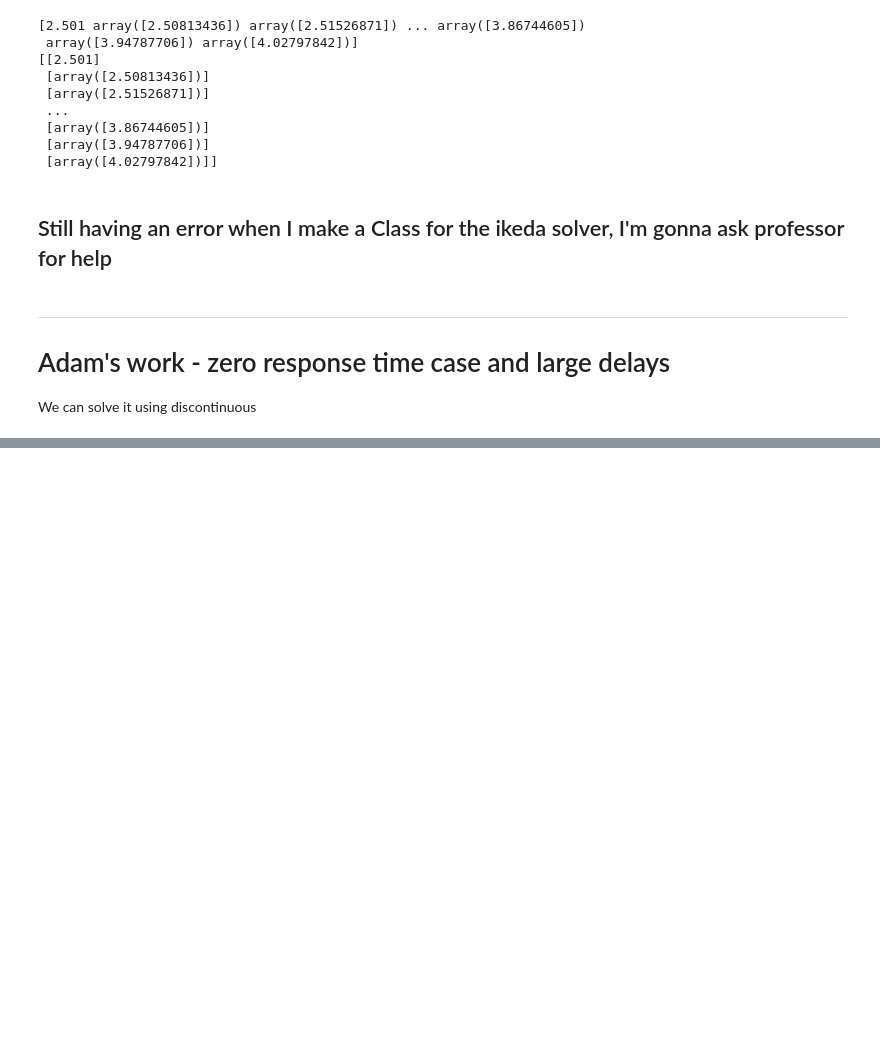
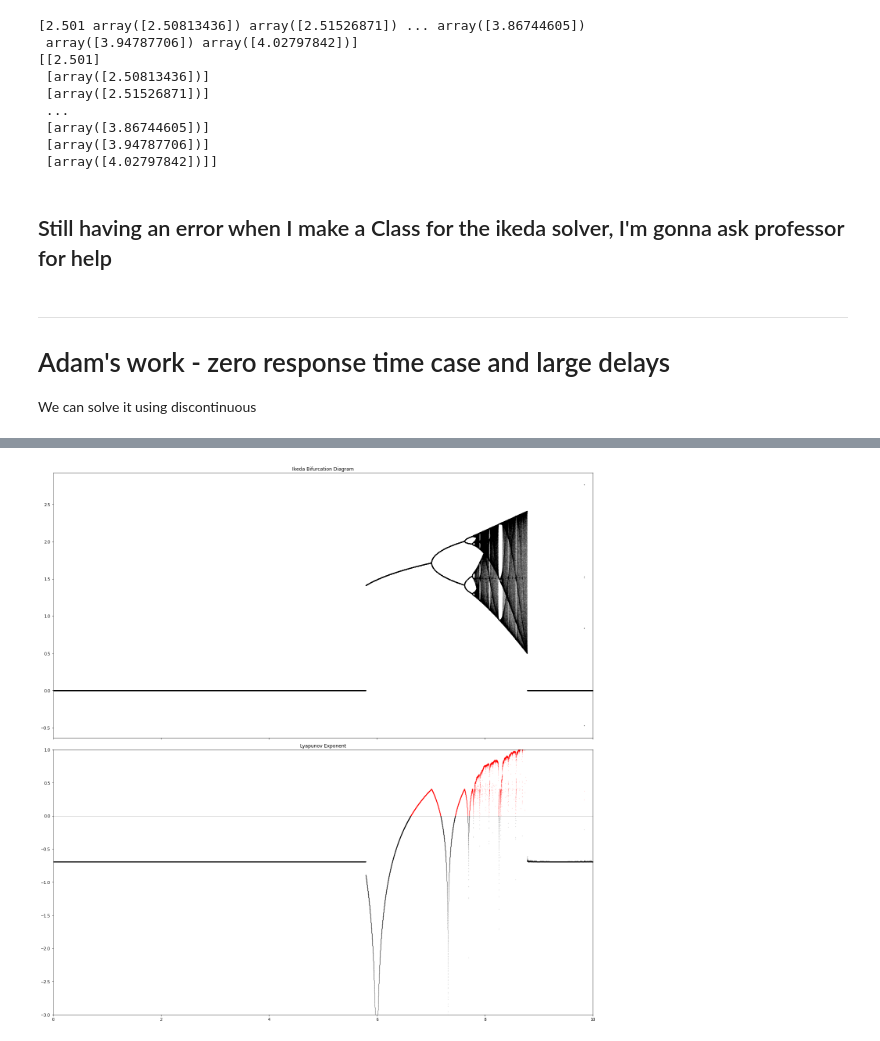
Before and after one commit to ihkim94/Ikeda, a Jupyter notebook: Ikeda_map.ipynb, the cells around one changed output, grey strips where cells are left out. Saved outputs shown, nothing was run; the diff lists cells and outputs as text; code cells hidden in the pictures; blank space fills up the shorter version.

```diff
--- a/Ikeda_map.ipynb
+++ b/Ikeda_map.ipynb
@@ -299,8 +313,0 @@ def cobweb_plot(b,tau,y0,n,ax=None):
-# %%
-y = np.linspace(-4,4,100)
-plt.figure(figsize=(16, 8), dpi=80)
-ax = plt.subplot(1,1,1)
-ax.plot(y, ikeda(4,2,y), 'k')
-plt.title('Ikeda function with b = 4 and tau = 2')
-plt.xlabel('y')
-plt.ylabel('f(y)')
@@ -307,3 +319,28 @@ plt.ylabel('f(y)')
+# %%
+import numpy as np
+import scipy
+import matplotlib.pyplot as plt
+
+def ikeda(b, tau, y):
+    return b/tau * ((np.sin(y))**2) - y/tau
+
+
+def cobweb_plot(b,tau,y0,n,ax=None):
+    t = np.linspace(-0,8,100)
+    ax.plot(t,ikeda(b,tau,t),'k',lw=2)
+    ax.plot([-5,5],[-5,5],'k',lw=2)
+
+    y=y0
+    for i in range(n):
+        f=ikeda(b,tau,y)
+        ax.plot([y,y],[y,f],'k',lw=1)
+        ax.plot([y,f],[f,f],'k',lw=1)
+        ax.plot([y],[f],'ok',ms=10,alpha=(i+1)/n)
+
+        y=f
+    ax.set_xlim(-0,2)
+    ax.set_ylim(-0,2)
+    ax.set_title(f"$b={b:.1f}, \ y_0={y0:.1f}$")
 # %%
 fig, (ax1, ax2) = plt.subplots(1,2,figsize=(12,6),sharey=False)
 fig, (ax3, ax4) = plt.subplots(1,2,figsize=(12,6),sharey=False)
@@ -318,34 +359,37 @@ ax4.set_ylim(0.5,3)
 # %%
-n = 10000
+n = 100000
 b = np.linspace(0, 10,n)
-iterations = 1000
+iterations = 10000
 last = 100
-tau = 2
-y = 1
+tau = 3
+y = 2
 lyapunov = np.zeros(n)
 
 fig, (ax1, ax2) = plt.subplots(2, 1, figsize=(20, 20),sharex=True)
 
 for i in range(iterations):
     y = ikeda(b,tau,y)
     lyapunov += np.log(abs(b/2*np.sin(2*y)-1/2))
     if i >= (iterations-last):
         ax1.plot(b,y,'.k', alpha=.25,ms=0.1)
 ax1.set_xlim(0, 10)
 ax1.set_title("Ikeda Bifurcation Diagram")
 
 ax2.axhline(0, color='k', lw=0.5, alpha=0.5)
 
 
 ax2.plot(b[lyapunov/iterations<0],lyapunov[lyapunov/iterations<0]/iterations, '.k', alpha=0.5,ms=0.5)
 
 ax2.plot(b[lyapunov/iterations>=0],lyapunov[lyapunov/iterations>=0]/iterations, '.r', alpha=0.5,ms=0.5)
 
 
 ax2.set_xlim(0, 10)
+ax2.set_ylim(-3, 1)
 
 ax2.set_title("Lyapunov Exponent")
 plt.tight_layout()
+# %% [output]
+[figure, added]
 # %%
 import math
 
```
Also changed, not shown: parts of 4 cells of this notebook, 1 other file.
